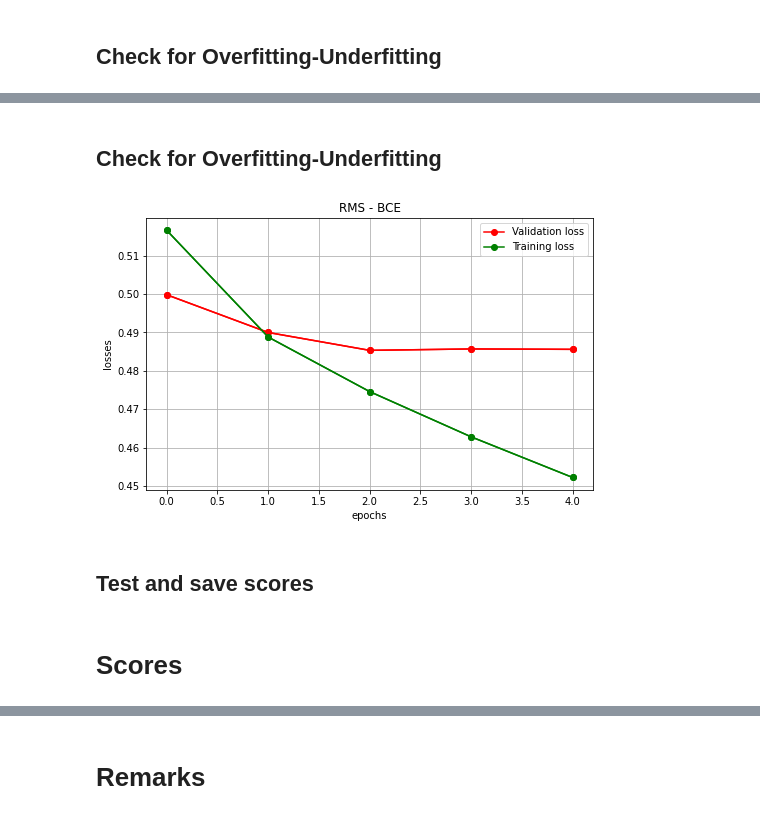
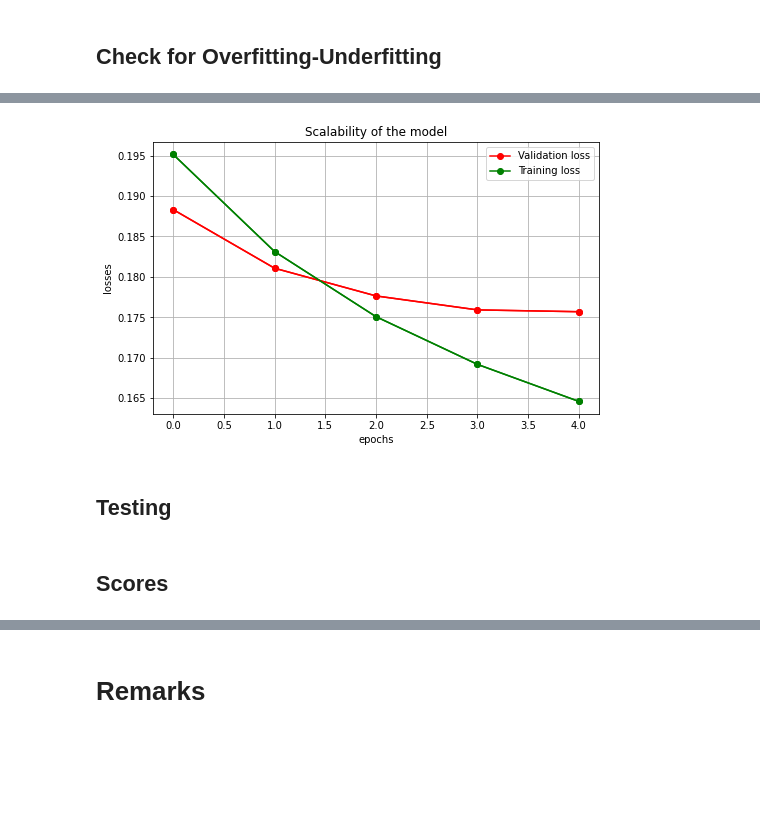
Before and after one commit to Myrto-Iglezou/Sentiment-classifier-RNN, a Jupyter notebook: Question-1.ipynb, the cells around one changed output, grey strips where cells are left out. Drawn from its saved outputs; the diff is of its cells as text; code cells hidden in the pictures; blank space fills up the shorter version.

```diff
--- a/Question-1.ipynb
+++ b/Question-1.ipynb
@@ -117,2 +104,6 @@ test_loader = DataLoader(test_data, shuffle=True, batch_size=batch_size)
+# %%
+from torchtext.data import BucketIterator
+train_iter, valid_iter, test_iter = BucketIterator.splits(datasets=(train_dataset, valid_dataset, test_dataset),
+                                                          batch_sizes=(64,64,64), sort=False)
 # %% [markdown]
 ## Architecture of NN
@@ -317,6 +190,0 @@ df.loc[len(df)] = ["RMS","MSE",acc,f1,recall,precision]
-# %%
-learning_rate = 0.0001
-net = Model_1(len(X_train[0]))
-op = torch.optim.Adam(net.parameters(), lr=learning_rate)
-lf = nn.BCELoss()
-list_of_losses,valid_losses = training(net,train_loader,valid_loader,op, lf)
@@ -337,6 +190,0 @@ df.loc[len(df)] = ["Adam","BCE",acc,f1,recall,precision]
-# %%
-learning_rate = 0.0001
-net = Model_1(len(X_train[0]))
-op = torch.optim.SGD(net.parameters(), lr=learning_rate)
-lf = nn.BCELoss()
-list_of_losses,valid_losses = training(net,train_loader,valid_loader,op, lf)
@@ -357,15 +190,0 @@ df.loc[len(df)] = ["SGD","BCE",acc,f1,recall,precision]
-# %%
-learning_rate = 0.0001
-net = Model_1(len(X_train[0]))
-op = torch.optim.RMSprop(net.parameters(), lr=learning_rate)
-lf = nn.BCELoss()
-list_of_losses,valid_losses = training(net,train_loader,valid_loader,op, lf)
-# %% [markdown]
-## Check for Overfitting-Underfitting
-# %%
-title=("RMS - BCE")
-plot_losses(list_of_losses,valid_losses,title)
-# %% [output]
-[figure, removed]
-# %% [markdown]
-## Test and save scores
@@ -374,0 +191,27 @@ df.loc[len(df)] = ["RMS","BCE",acc,f1,recall,precision]
+# %%
+import matplotlib.pyplot as plt
+
+plt.figure(figsize=(8,5))
+
+plt.plot(valid_losses,'o-',color="r")
+
+plt.plot(list_of_losses,'o-',color="g")
+
+plt.grid()
+
+plt.plot(valid_losses, 'o-', color="r",
+                label="Validation loss")
+plt.plot(list_of_losses,  'o-', color="g",
+                label="Training loss")
+
+plt.legend(loc="best")
+
+plt.xlabel("epochs")
+plt.ylabel("losses")
+plt.title("Scalability of the model")
+
+plt.show()
+# %% [output]
+[figure, added]
+# %% [markdown]
+## Testing
@@ -375,2 +242,2 @@ df.loc[len(df)] = ["RMS","BCE",acc,f1,recall,precision]
 # %% [markdown]
-# **Scores**
+## Scores
```
Also changed, not shown: parts of 84 cells of this notebook.
